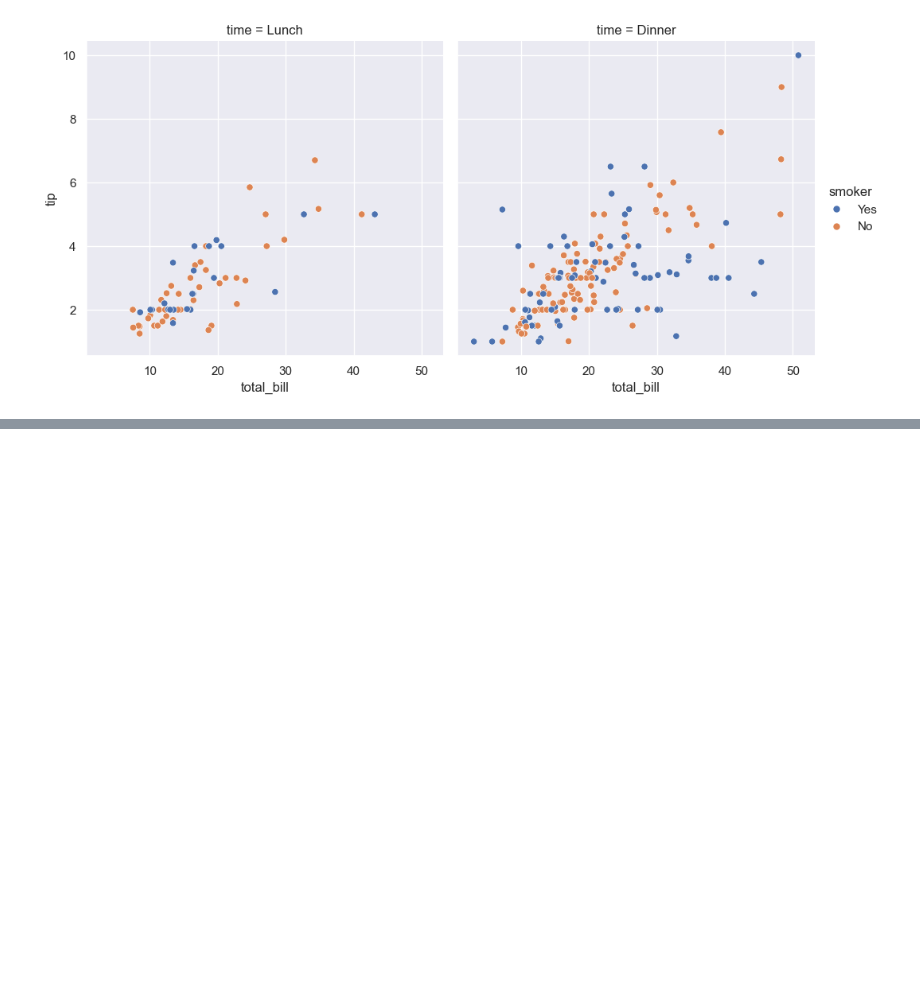
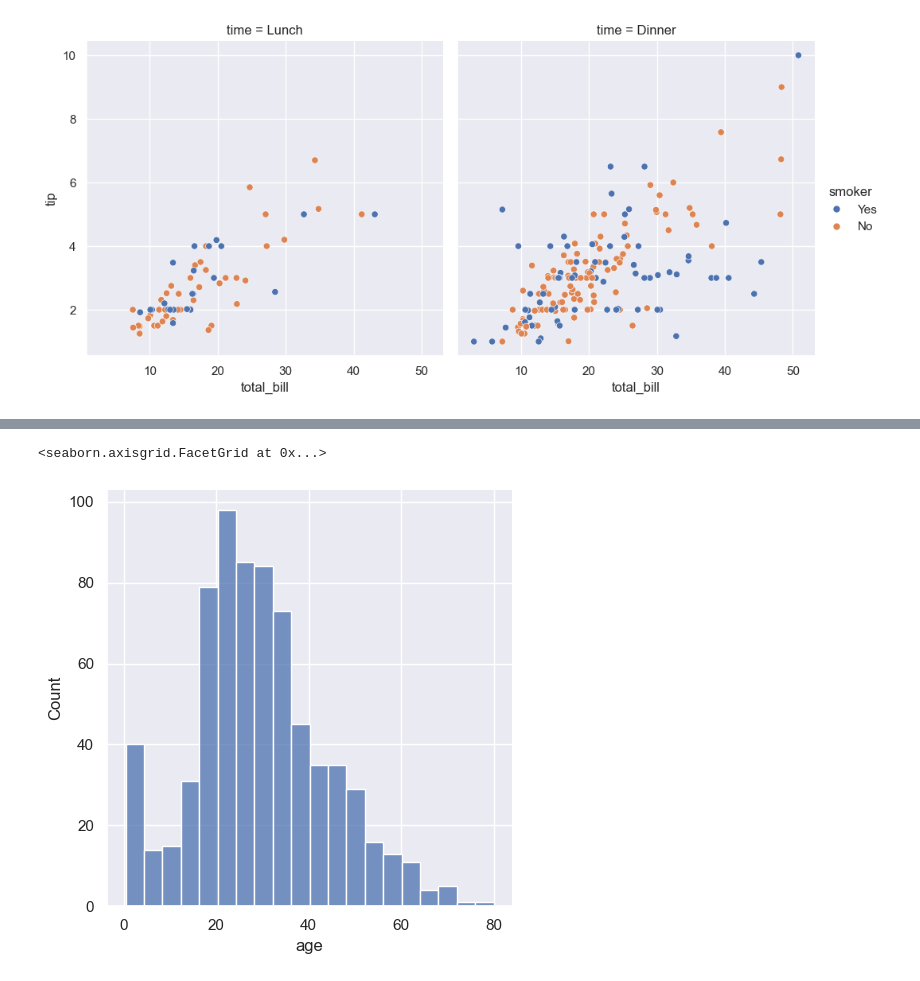
Before and after one commit to bhanublez/Python-learning, a Jupyter notebook: Machine Learning/Matplotlib/playWithSeaborn.ipynb, the cells around one changed output, grey strips where cells are left out. Cells and saved outputs as stored; diff of their text form; code cells hidden in the pictures; blank space fills up the shorter version.

```diff
--- a/Machine Learning/Matplotlib/playWithSeaborn.ipynb
+++ b/Machine Learning/Matplotlib/playWithSeaborn.ipynb
@@ -145,0 +183,5 @@ sns.relplot(x='total_bill',y='tip',hue='smoker',col='time',data=tips)
+# %%
+sns.displot(titanic['age'])
+# %% [output]
+<seaborn.axisgrid.FacetGrid at 0x...>
+[figure, added]
```
Also changed, not shown: parts of 47 cells of this notebook.
